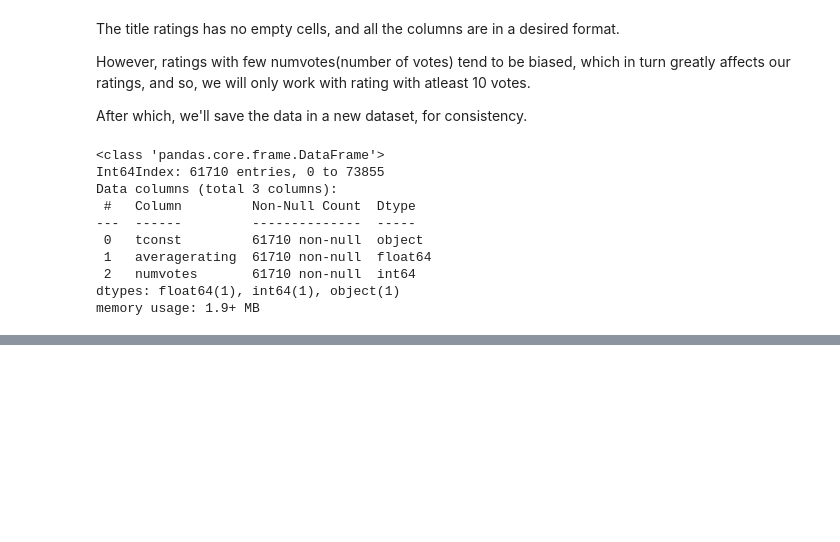
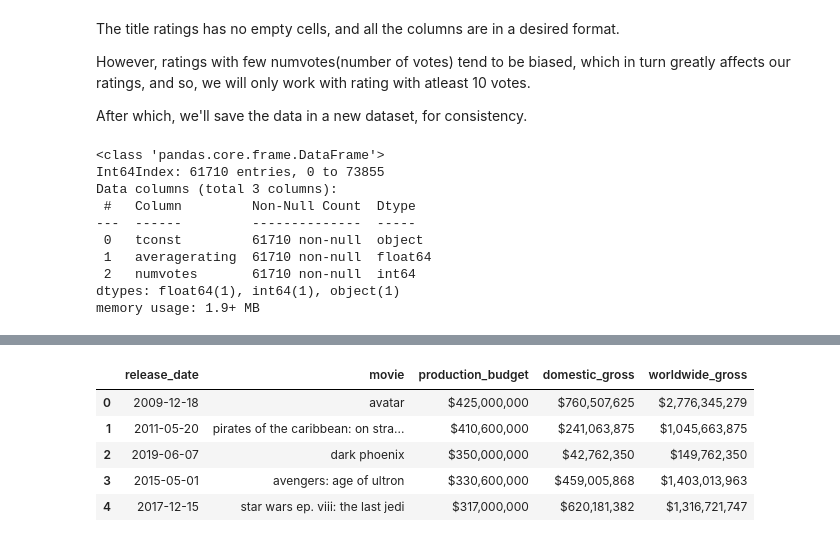
Before and after one commit to danieloselu3/Movie-industry-Analysis, a Jupyter notebook: python_eda.ipynb, the cells around one changed output, grey strips where cells are left out. Saved outputs shown, nothing was run; the diff lists cells and outputs as text; code cells hidden in the pictures; blank space fills up the shorter version.

```diff
--- a/python_eda.ipynb
+++ b/python_eda.ipynb
@@ -238,0 +298,13 @@ title_ratings.to_csv('./data/cleaned_title_ratings.csv', index=False)
+# %%
+# using .map() convert the column to lower case.
+movie_budgets['movie'] = movie_budgets['movie'].map(lambda x: x.lower())
+# %%
+# check to see our changes too effect
+movie_budgets.head()
+# %% [output]
+|  | release_date | movie | production_budget | domestic_gross | worldwide_gross |
+| 0 | 2009-12-18 | avatar | $425,000,000 | $760,507,625 | $2,776,345,279 |
+| 1 | 2011-05-20 | pirates of the caribbean: on stra... | $410,600,000 | $241,063,875 | $1,045,663,875 |
+| 2 | 2019-06-07 | dark phoenix | $350,000,000 | $42,762,350 | $149,762,350 |
+| 3 | 2015-05-01 | avengers: age of ultron | $330,600,000 | $459,005,868 | $1,403,013,963 |
+| 4 | 2017-12-15 | star wars ep. viii: the last jedi | $317,000,000 | $620,181,382 | $1,316,721,747 |
```
Also changed, not shown: parts of 23 cells of this notebook, 1 other file.
